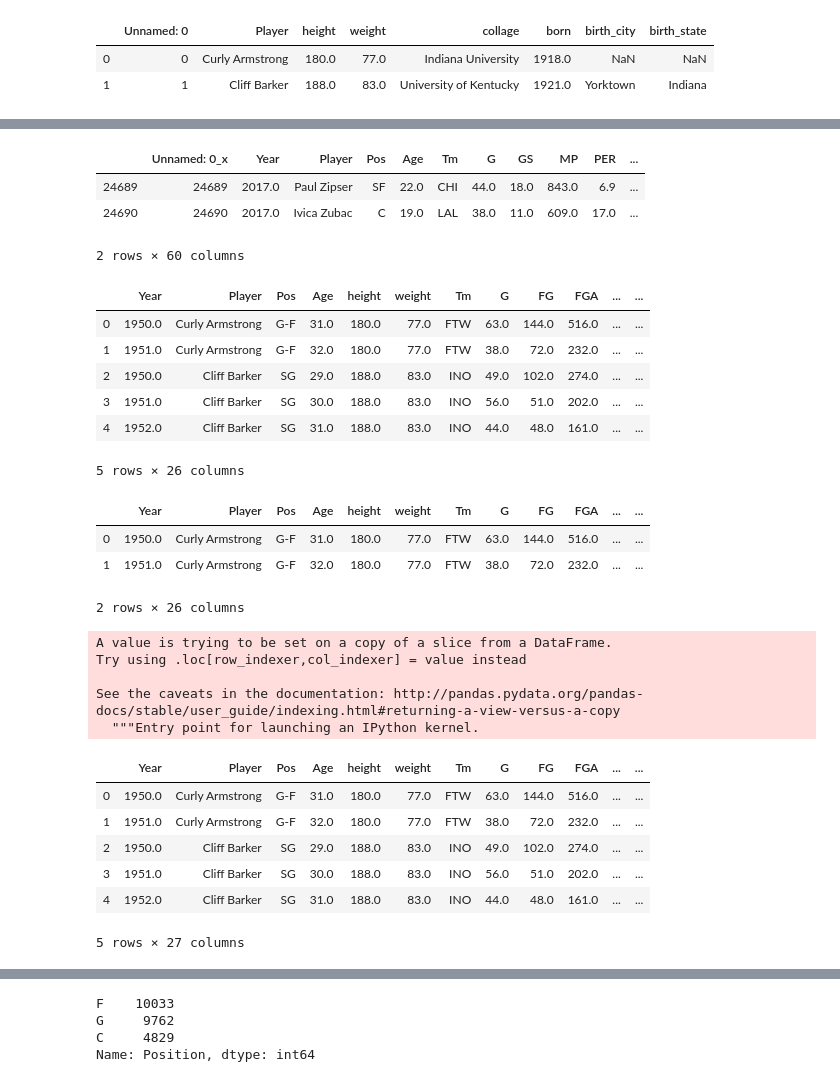
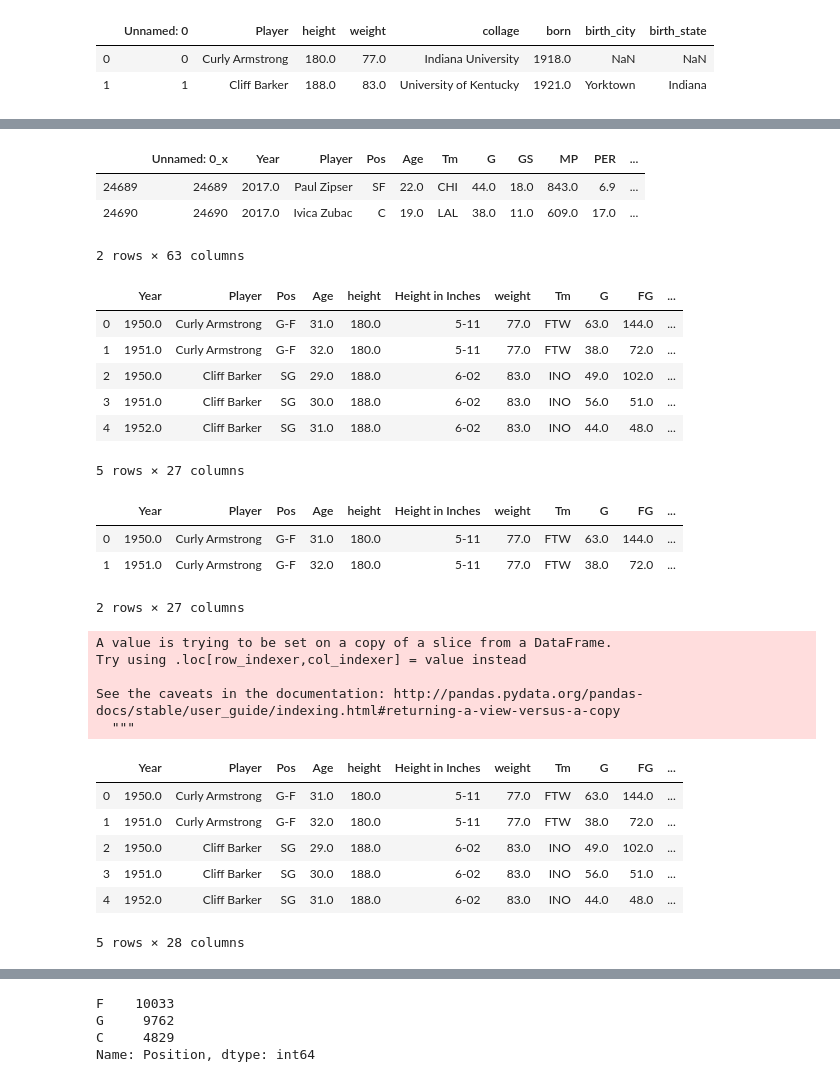
Before and after one commit to ErinMandell/Web-Design-Challenge, a Jupyter notebook: NBA_Seasons_Stats.ipynb, the cells around one changed output, grey strips where cells are left out. Cells and saved outputs as stored; diff of their text form; code cells hidden in the pictures.

```diff
--- a/NBA_Seasons_Stats.ipynb
+++ b/NBA_Seasons_Stats.ipynb
@@ -29,3 +21,8 @@ players_pd.head(2)
 |  | Unnamed: 0 | Player | height | weight | collage | born | birth_city | birth_state |
 | 0 | 0 | Curly Armstrong | 180.0 | 77.0 | Indiana University | 1918.0 | NaN | NaN |
 | 1 | 1 | Cliff Barker | 188.0 | 83.0 | University of Kentucky | 1921.0 | Yorktown | Indiana |
+# %%
+players_pd['raw_inches'] = players_pd['height']* .393701
+# %%
+players_pd['rounded'] = players_pd['raw_inches'].round().apply(str)
+players_pd.head(5)
@@ -31,0 +36,7 @@ players_pd.head(2)
+# %%
+players_pd["Height in Inches"] = players_pd["rounded"].replace({'63.0':'5-03', '64.0':'5-04', '65.0':'5-05', '66.0':'5-06', \
+                                '67.0':'5-07', '68.0':'5-08', '69.0':'5-09', '70.0':'5-10', '71.0':'5-11', '72.0':'6-00', \
+                                '73.0':'6-01', '74.0':'6-02', '75.0':'6-03', '76.0':'6-04', '77.0':'6-05', '78.0':'6-06', \
+                                '79.0':'6-07', '80.0':'6-08', '81.0':'6-09', '82.0':'6-10', '83.0':'6-11', '84.0':'7-00', \
+                                '85.0':'7-01', '86.0':'7-02', '87.0':'7-03', '88.0':'7-04', '89.0':'7-05', '90.0':'7-06', \
+                                                                '91.0':'7-07'})
@@ -36,24 +61,24 @@ join.tail(2)
 |  | Unnamed: 0_x | Year | Player | Pos | Age | Tm | G | GS | MP | PER | ... |
 | 24689 | 24689 | 2017.0 | Paul Zipser | SF | 22.0 | CHI | 44.0 | 18.0 | 843.0 | 6.9 | ... |
 | 24690 | 24690 | 2017.0 | Ivica Zubac | C | 19.0 | LAL | 38.0 | 11.0 | 609.0 | 17.0 | ... |
-2 rows × 60 columns
+2 rows × 63 columns
 # %%
-join_df = join[["Year","Player", "Pos", "Age", "height", "weight", "Tm", "G", "FG", "FGA", "FG%", "3P", "3PA", "3P%", "2P", \
+join_df = join[["Year","Player", "Pos", "Age", "height", "Height in Inches", "weight", "Tm", "G", "FG", "FGA", "FG%", "3P", "3PA", "3P%", "2P", \
                 "2PA", "2P%", "eFG%", "FT", "FTA", "FT%", "TRB", "PF", "PTS", "MP", "birth_state"]]
 join_df.head()
 # %% [output]
-|  | Year | Player | Pos | Age | height | weight | Tm | G | FG | FGA | ... | ... |
-| 0 | 1950.0 | Curly Armstrong | G-F | 31.0 | 180.0 | 77.0 | FTW | 63.0 | 144.0 | 516.0 | ... | ... |
-| 1 | 1951.0 | Curly Armstrong | G-F | 32.0 | 180.0 | 77.0 | FTW | 38.0 | 72.0 | 232.0 | ... | ... |
-| 2 | 1950.0 | Cliff Barker | SG | 29.0 | 188.0 | 83.0 | INO | 49.0 | 102.0 | 274.0 | ... | ... |
-| 3 | 1951.0 | Cliff Barker | SG | 30.0 | 188.0 | 83.0 | INO | 56.0 | 51.0 | 202.0 | ... | ... |
-| 4 | 1952.0 | Cliff Barker | SG | 31.0 | 188.0 | 83.0 | INO | 44.0 | 48.0 | 161.0 | ... | ... |
+|  | Year | Player | Pos | Age | height | Height in Inches | weight | Tm | G | FG | ... |
+| 0 | 1950.0 | Curly Armstrong | G-F | 31.0 | 180.0 | 5-11 | 77.0 | FTW | 63.0 | 144.0 | ... |
+| 1 | 1951.0 | Curly Armstrong | G-F | 32.0 | 180.0 | 5-11 | 77.0 | FTW | 38.0 | 72.0 | ... |
+| 2 | 1950.0 | Cliff Barker | SG | 29.0 | 188.0 | 6-02 | 83.0 | INO | 49.0 | 102.0 | ... |
+| 3 | 1951.0 | Cliff Barker | SG | 30.0 | 188.0 | 6-02 | 83.0 | INO | 56.0 | 51.0 | ... |
+| 4 | 1952.0 | Cliff Barker | SG | 31.0 | 188.0 | 6-02 | 83.0 | INO | 44.0 | 48.0 | ... |
-5 rows × 26 columns
+5 rows × 27 columns
 # %%
 position_df = join_df
 position_df.head(2)
 # %% [output]
-|  | Year | Player | Pos | Age | height | weight | Tm | G | FG | FGA | ... | ... |
-| 0 | 1950.0 | Curly Armstrong | G-F | 31.0 | 180.0 | 77.0 | FTW | 63.0 | 144.0 | 516.0 | ... | ... |
-| 1 | 1951.0 | Curly Armstrong | G-F | 32.0 | 180.0 | 77.0 | FTW | 38.0 | 72.0 | 232.0 | ... | ... |
+|  | Year | Player | Pos | Age | height | Height in Inches | weight | Tm | G | FG | ... |
+| 0 | 1950.0 | Curly Armstrong | G-F | 31.0 | 180.0 | 5-11 | 77.0 | FTW | 63.0 | 144.0 | ... |
+| 1 | 1951.0 | Curly Armstrong | G-F | 32.0 | 180.0 | 5-11 | 77.0 | FTW | 38.0 | 72.0 | ... |
-2 rows × 26 columns
+2 rows × 27 columns
@@ -62,8 +88,2 @@ position = position_df["Pos"]
 # %%
-position_df["Position"] = position
+#position_df["Position"] = position
-# %% [output]
-A value is trying to be set on a copy of a slice from a DataFrame.
-Try using .loc[row_indexer,col_indexer] = value instead
-
-See the caveats in the documentation: http://pandas.pydata.org/pandas-docs/stable/user_guide/indexing.html#returning-a-view-versus-a-copy
-  """Entry point for launching an IPython kernel.
@@ -70,10 +92,22 @@ See the caveats in the documentation: http://pandas.pydata.org/pandas-docs/stabl
+# %%
+position_df['Position'] = position_df['Pos'].replace({'G-F': 'G', 'SG': 'G', 'SF':'F', 'F-G':'F', 'F-C': 'F', \
+                                                          'PG':'G', 'PF':'F', 'C-F':'C', 'SF-SG':'F', 'PF-C':'F', \
+                                                          'C-PF':'C', 'SG-SF':'G', 'PF-SF':'F', 'SF-PF':'F', \
+                                                          'SG-PG':'G', 'SF-PG':'F', 'C-SF':'C', 'SG-PF':'G', \
+                                                           'PG-SG':'G', 'PG-SF':'G'})
+# %% [output]
+A value is trying to be set on a copy of a slice from a DataFrame.
+Try using .loc[row_indexer,col_indexer] = value instead
+
+See the caveats in the documentation: http://pandas.pydata.org/pandas-docs/stable/user_guide/indexing.html#returning-a-view-versus-a-copy
+  """
 # %%
-position_df.head()
+position_df.head(5)
 # %% [output]
-|  | Year | Player | Pos | Age | height | weight | Tm | G | FG | FGA | ... | ... |
-| 0 | 1950.0 | Curly Armstrong | G-F | 31.0 | 180.0 | 77.0 | FTW | 63.0 | 144.0 | 516.0 | ... | ... |
-| 1 | 1951.0 | Curly Armstrong | G-F | 32.0 | 180.0 | 77.0 | FTW | 38.0 | 72.0 | 232.0 | ... | ... |
-| 2 | 1950.0 | Cliff Barker | SG | 29.0 | 188.0 | 83.0 | INO | 49.0 | 102.0 | 274.0 | ... | ... |
-| 3 | 1951.0 | Cliff Barker | SG | 30.0 | 188.0 | 83.0 | INO | 56.0 | 51.0 | 202.0 | ... | ... |
-| 4 | 1952.0 | Cliff Barker | SG | 31.0 | 188.0 | 83.0 | INO | 44.0 | 48.0 | 161.0 | ... | ... |
+|  | Year | Player | Pos | Age | height | Height in Inches | weight | Tm | G | FG | ... |
+| 0 | 1950.0 | Curly Armstrong | G-F | 31.0 | 180.0 | 5-11 | 77.0 | FTW | 63.0 | 144.0 | ... |
+| 1 | 1951.0 | Curly Armstrong | G-F | 32.0 | 180.0 | 5-11 | 77.0 | FTW | 38.0 | 72.0 | ... |
+| 2 | 1950.0 | Cliff Barker | SG | 29.0 | 188.0 | 6-02 | 83.0 | INO | 49.0 | 102.0 | ... |
+| 3 | 1951.0 | Cliff Barker | SG | 30.0 | 188.0 | 6-02 | 83.0 | INO | 56.0 | 51.0 | ... |
+| 4 | 1952.0 | Cliff Barker | SG | 31.0 | 188.0 | 6-02 | 83.0 | INO | 44.0 | 48.0 | ... |
-5 rows × 27 columns
+5 rows × 28 columns
```
Also changed, not shown: parts of 33 cells of this notebook, 8 other files.
